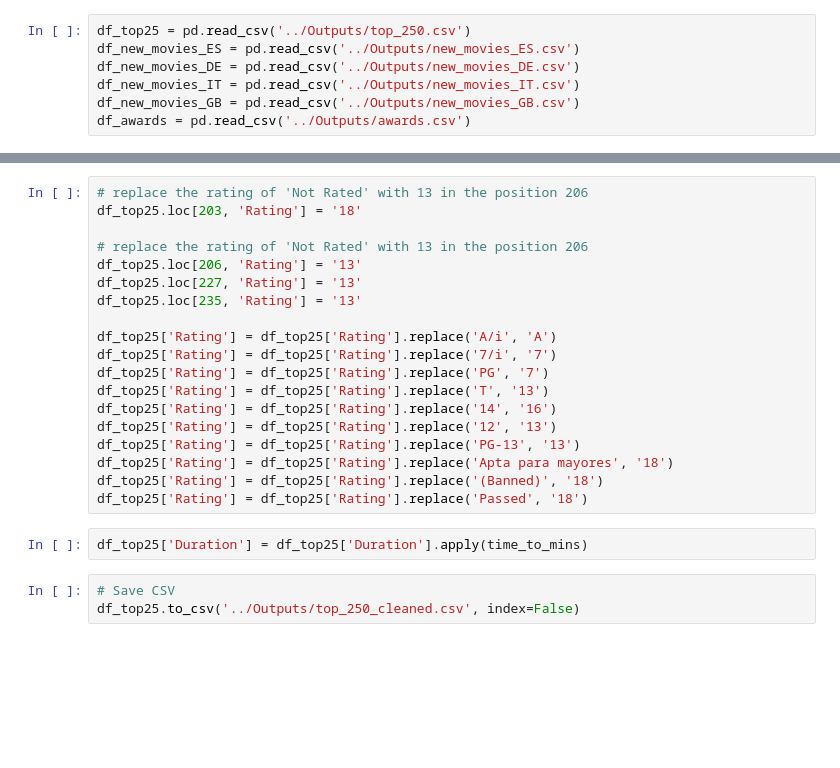
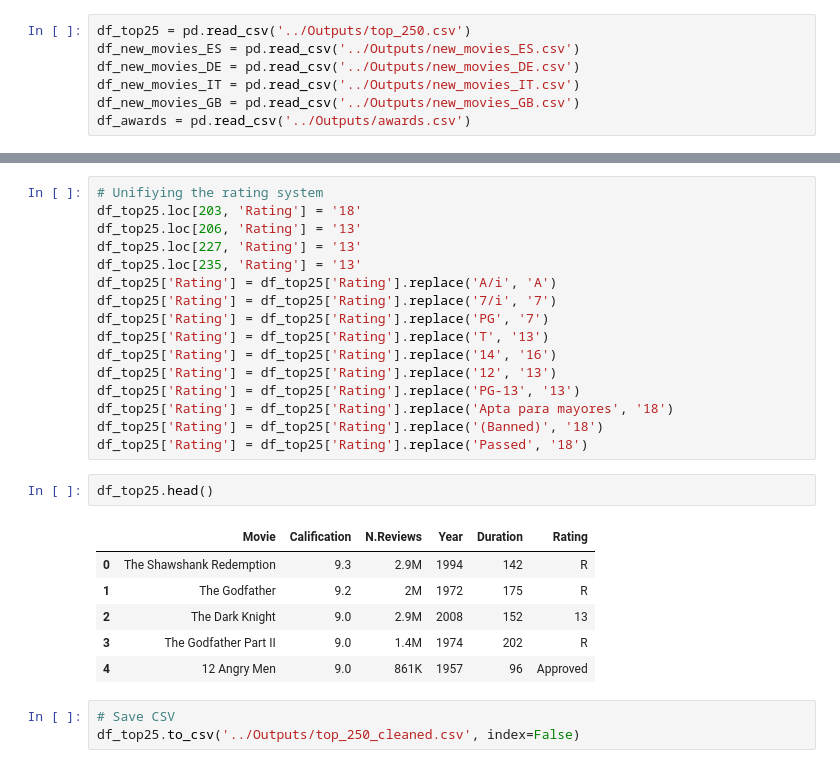
Before and after one commit to LauMarMar17/HMDA_Programming4DS, a Jupyter notebook: Data_visualization/data_visualization.ipynb, the cells around one changed output, grey strips where cells are left out. Saved outputs shown, nothing was run; the diff lists cells and outputs as text; blank space fills up the shorter version.

```diff
--- a/Data_visualization/data_visualization.ipynb
+++ b/Data_visualization/data_visualization.ipynb
@@ -50,12 +82,9 @@ Name: count, dtype: int64
 # %%
-# replace the rating of 'Not Rated' with 13 in the position 206
+# Unifiying the rating system
 df_top25.loc[203, 'Rating'] = '18'
-
-# replace the rating of 'Not Rated' with 13 in the position 206
 df_top25.loc[206, 'Rating'] = '13'
 df_top25.loc[227, 'Rating'] = '13'
 df_top25.loc[235, 'Rating'] = '13'
-
 df_top25['Rating'] = df_top25['Rating'].replace('A/i', 'A')
 df_top25['Rating'] = df_top25['Rating'].replace('7/i', '7')
 df_top25['Rating'] = df_top25['Rating'].replace('PG', '7')
@@ -66,8 +95,15 @@ df_top25['Rating'] = df_top25['Rating'].replace('PG-13', '13')
 df_top25['Rating'] = df_top25['Rating'].replace('Apta para mayores', '18')
 df_top25['Rating'] = df_top25['Rating'].replace('(Banned)', '18')
 df_top25['Rating'] = df_top25['Rating'].replace('Passed', '18')
-# %%
-df_top25['Duration'] = df_top25['Duration'].apply(time_to_mins)
+# %%
+df_top25.head()
+# %% [output]
+|  | Movie | Calification | N.Reviews | Year | Duration | Rating |
+| 0 | The Shawshank Redemption | 9.3 | 2.9M | 1994 | 142 | R |
+| 1 | The Godfather | 9.2 | 2M | 1972 | 175 | R |
+| 2 | The Dark Knight | 9.0 | 2.9M | 2008 | 152 | 13 |
+| 3 | The Godfather Part II | 9.0 | 1.4M | 1974 | 202 | R |
+| 4 | 12 Angry Men | 9.0 | 861K | 1957 | 96 | Approved |
 # %%
 # Save CSV
 df_top25.to_csv('../Outputs/top_250_cleaned.csv', index=False)
```
Also changed, not shown: parts of 17 cells of this notebook, 2 other files.
